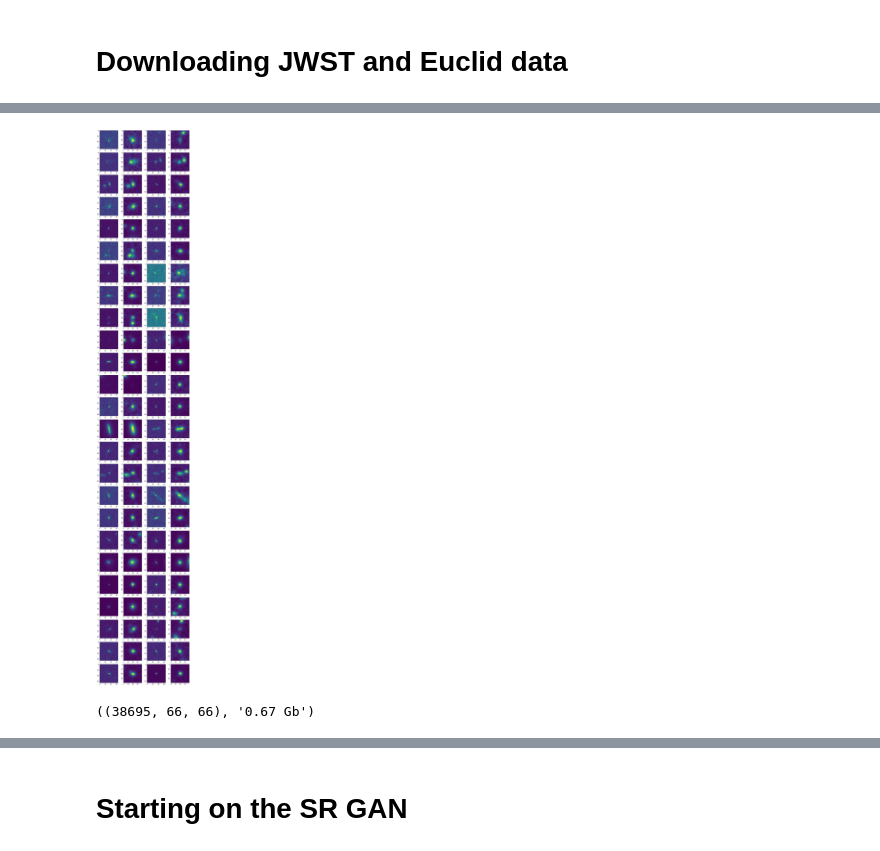
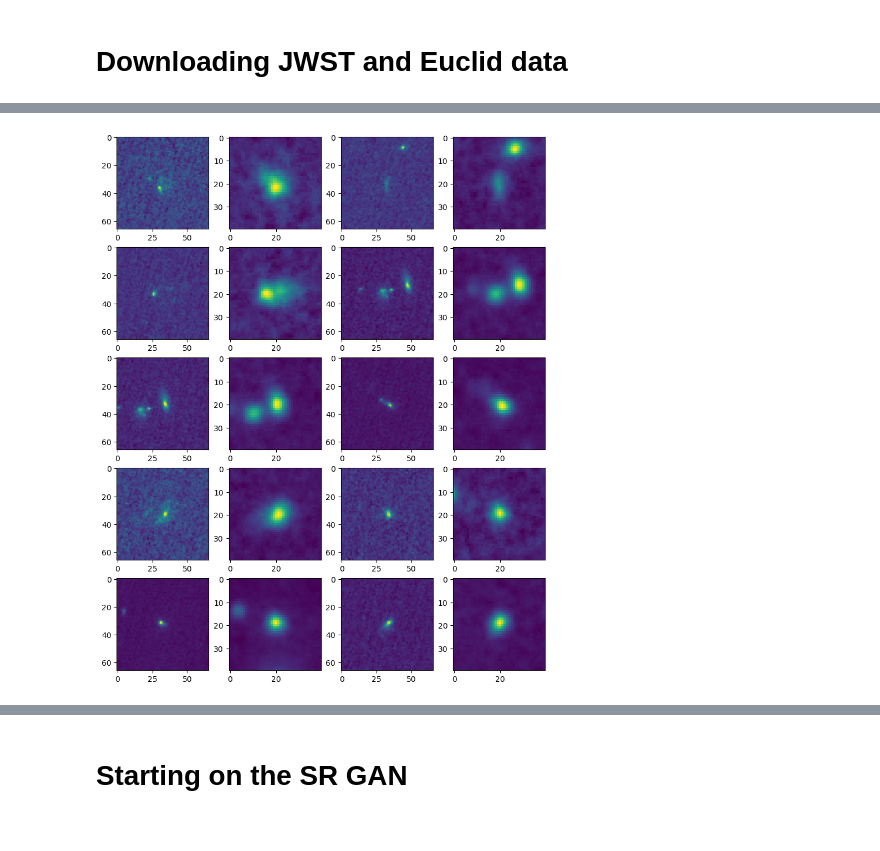
Before and after one commit to xoubish/superNISP, a Jupyter notebook: code/SR_GAN.ipynb, the cells around one changed output, grey strips where cells are left out. Cells and saved outputs as stored; diff of their text form; code cells hidden in the pictures.

```diff
--- a/code/SR_GAN.ipynb
+++ b/code/SR_GAN.ipynb
@@ -65,6 +29,6 @@ farmer_cat_path = '../catalog/COSMOS2020_FARMER_R1_v2.2_p3.fits'
 classic_cat_path = '../catalog/COSMOS2020_CLASSIC_R1_v2.2_p3.fits'
 
 # Data files
-np_jwst_file = "../data/jwst_data.npy"
-np_nisp_file = "../data/nisp_data.npy"
+np_jwst_file = '../data/jwst_data_66px.npy'
+np_nisp_file = '../data/nisp_data_40px.npy'
 # %%
@@ -151,2 +170,4 @@ nisp_files = get_shared_folder_metadata(nisp_url)
 # %%
-my_cat = pd.read_csv('../catalog/match_catalog.csv')
+# Load data files
+jwst_cutouts = np.load(np_jwst_file)
+nisp_cutouts = np.load(np_nisp_file)
@@ -204,3 +174,14 @@ nisp_cutouts = np.array([clip[2].data for clip in clips])
+# %%
+# Plotting images for verification purposes
+n_rows = 5
+fig, axes = plt.subplots(n_rows, 4, figsize=(10,2.5*n_rows))
+for i in range(n_rows*2):
+    clip_jwst = jwst_cutouts[i]
+    clip_nisp = nisp_cutouts[i]
+    axes.flatten()[i*2].imshow(clip_jwst)
+    axes.flatten()[i*2+1].imshow(clip_nisp)
+# %% [output]
+[figure, new version]
 # %%
 # nisp_ps = 0.09999975642693848
 # jwst_ps = 0.05999903327225375
@@ -228,16 +209,3 @@ nisp_cutouts = np.array([clip[2].data for clip in clips])
 # mag_v1, mag_v2
 
 # np.arccos(np.dot(v1,v2)/(mag_v1*mag_v2))*180/np.pi # Shooby was right! Almost exactly 20 degrees
-# %%
-# Plotting newly rotated images
-fig, axes = plt.subplots(25, 4, figsize=(12,75))
-for i,val in enumerate(clips[:50]):
-    clip_jwst, clip_nisp = val[1:]
-    axes.flatten()[i*2].imshow(clip_jwst.data)
-    axes.flatten()[i*2+1].imshow(clip_nisp.data)
-# %% [output]
-[figure, old version]
-# %%
-jwst_cutouts.shape, f'{jwst_cutouts.nbytes/1e9:.2f} Gb'
-# %% [output]
-((38695, 66, 66), '0.67 Gb')
```
Also changed, not shown: parts of 23 cells of this notebook, 1 other file.
